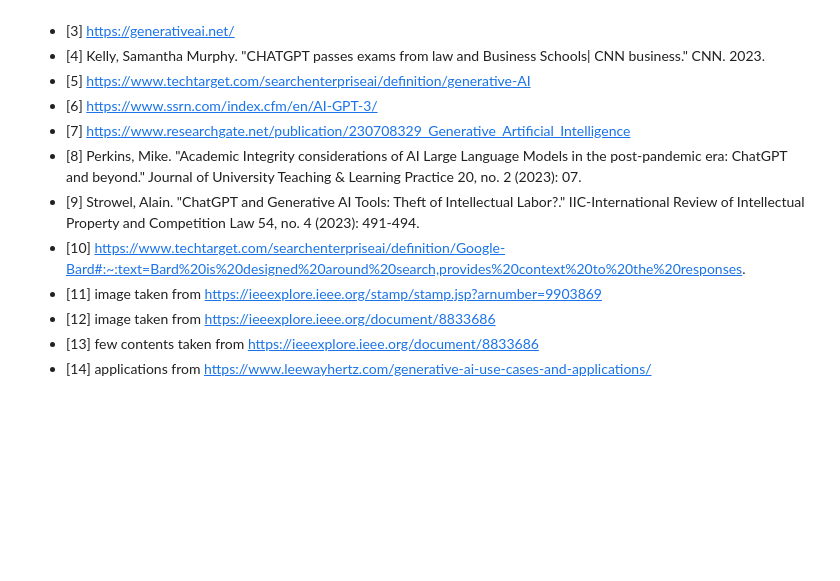
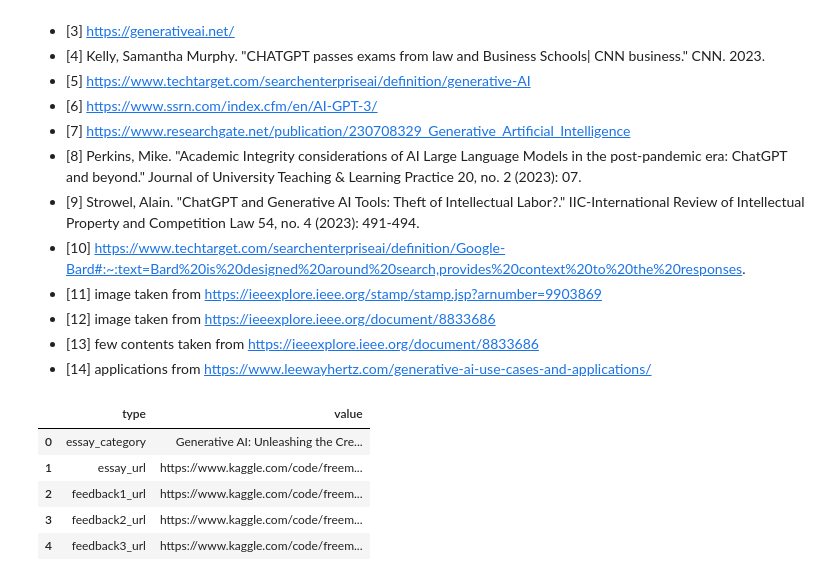
Before and after one commit to Nitish36/kaggle-work, a Jupyter notebook: generative-ai-work.ipynb, the cells around one changed output. Cells and saved outputs as stored; diff of their text form; code cells hidden in the pictures; blank space fills up the shorter version.

Commit message:
Kaggle Notebook | Generative_AI_Work | Version 16

```diff
--- a/generative-ai-work.ipynb
+++ b/generative-ai-work.ipynb
@@ -215,0 +218,10 @@ Looking ahead, generative AI models will likely be expanded to support a wide ra
+# %%
+data = pd.read_csv("/kaggle/input/submissioncsv/submission.csv")
+data
+# %% [output]
+|  | type | value |
+| 0 | essay_category | Generative AI: Unleashing the Cre... |
+| 1 | essay_url | https://www.kaggle.com/code/freem... |
+| 2 | feedback1_url | https://www.kaggle.com/code/freem... |
+| 3 | feedback2_url | https://www.kaggle.com/code/freem... |
+| 4 | feedback3_url | https://www.kaggle.com/code/freem... |
```
Also changed, not shown: parts of 2 cells of this notebook.
